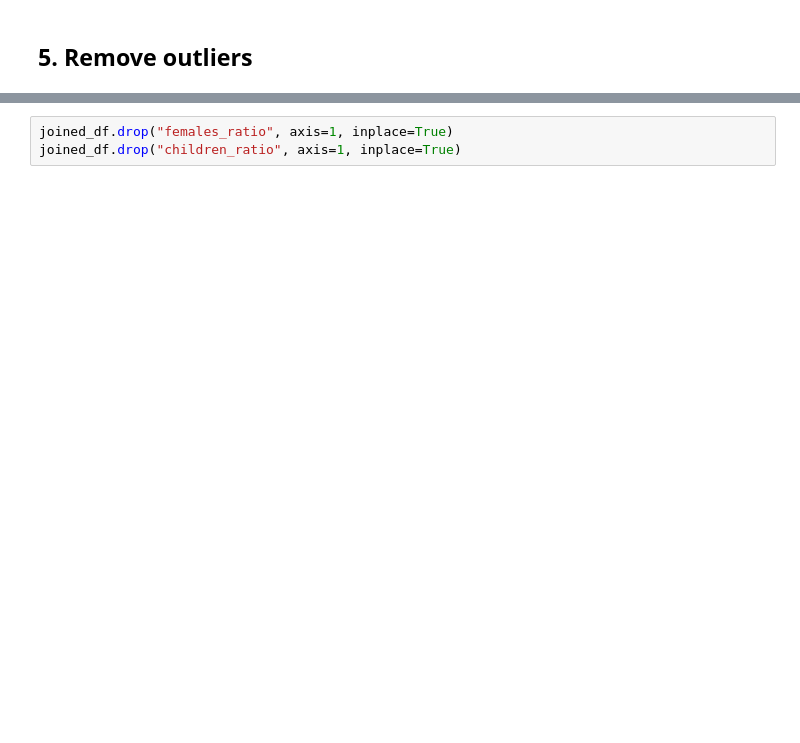
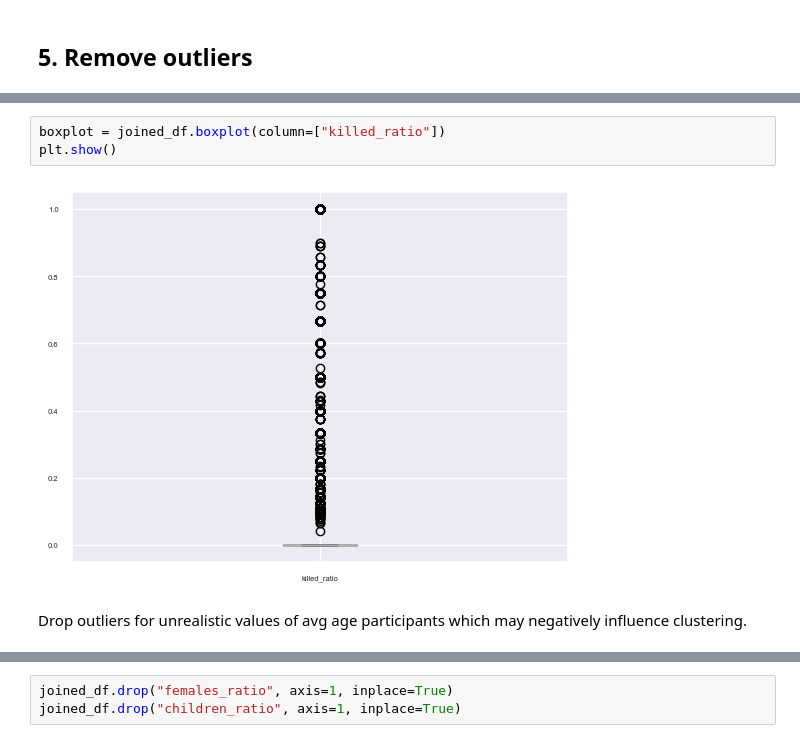
Before and after one commit to biancaziliotto/DataMiningProject, a Jupyter notebook: 1_DU&P.ipynb, the cells around one changed output, grey strips where cells are left out. Drawn from its saved outputs; the diff is of its cells as text; blank space fills up the shorter version.

```diff
--- a/1_DU&P.ipynb
+++ b/1_DU&P.ipynb
@@ -982,0 +1277,7 @@ sns.set(font_scale=0.5)
+# %%
+boxplot = joined_df.boxplot(column=["killed_ratio"])
+plt.show()
+# %% [output]
+[figure, added]
+# %% [markdown]
+Drop outliers for unrealistic values of avg age participants which may negatively influence clustering.
```
Also changed, not shown: parts of 53 cells of this notebook.
